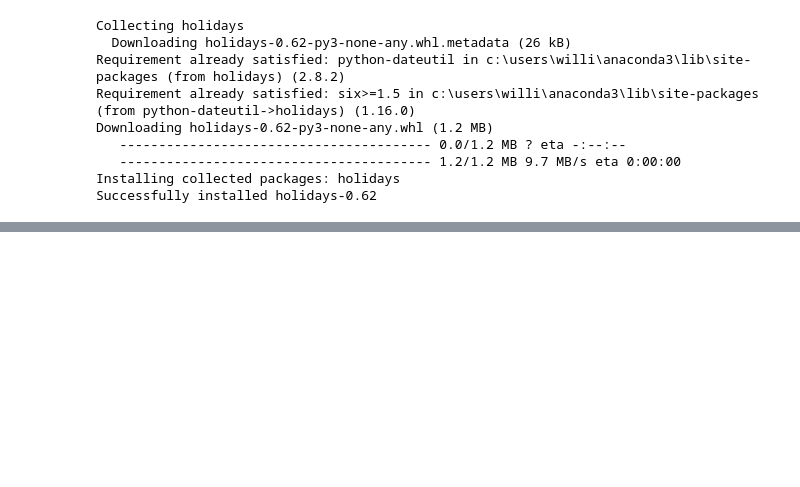
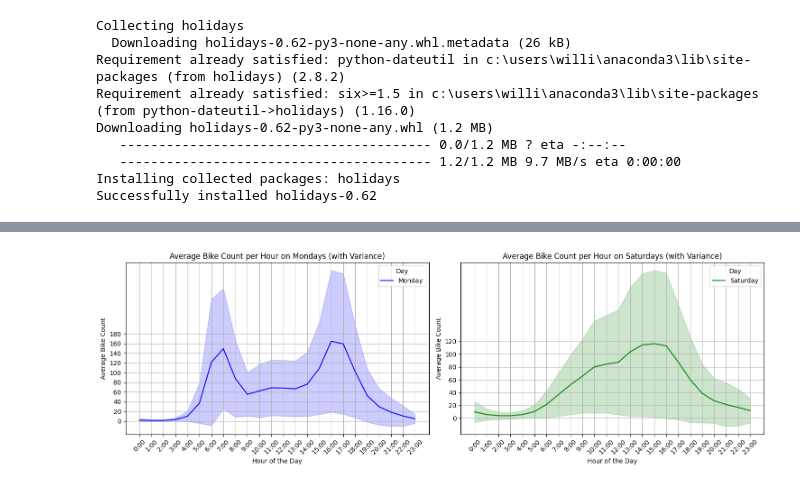
Before and after one commit to wbelaidi1/bike_counters, a Jupyter notebook: report_notebook.ipynb, the cells around one changed output, grey strips where cells are left out. Drawn from its saved outputs; the diff is of its cells as text; code cells hidden in the pictures; blank space fills up the shorter version.

```diff
--- a/report_notebook.ipynb
+++ b/report_notebook.ipynb
@@ -192,0 +384,71 @@ RMSE (all folds): 7.59e+11 ± 8.48e+11
+# %%
+import pandas as pd
+import matplotlib.pyplot as plt
+
+# Sample DataFrame
+df = pd.DataFrame(data)
+
+# Convert the 'date' column to datetime format
+df["date"] = pd.to_datetime(df["date"])
+
+# Extract weekday (0 = Monday, 6 = Sunday) and hour from the 'date' column
+df["weekday"] = df["date"].dt.weekday
+df["hour"] = df["date"].dt.hour
+
+# Define the weekdays we want to plot (Monday = 0, Saturday = 5)
+days_of_interest = {"Monday": 0, "Saturday": 5}
+
+# Create subplots (2 rows, 1 column)
+fig, axes = plt.subplots(1, 2, figsize=(15, 5), sharex=True)
+
+# Loop through Monday and Saturday to create the same plot for both days
+for i, (day_name, weekday) in enumerate(days_of_interest.items()):
+
+    # Filter for the current day
+    day_df = df[df["weekday"] == weekday]
+
+    # Group by 'hour' and calculate the mean and standard deviation for bike_count
+    grouped = day_df.groupby("hour")["bike_count"].agg(["mean", "std"]).reset_index()
+
+    # Extract mean and standard deviation values
+    mean_values = grouped["mean"]
+    std_values = grouped["std"]
+
+    # Select the correct axis (either axes[0] or axes[1])
+    ax = axes[i]
+
+    # Plot the mean line
+    ax.plot(
+        grouped["hour"],
+        mean_values,
+        label=f"{day_name}",
+        linestyle='-',
+        color='blue' if day_name == "Monday" else 'green'
+    )
+
+    # Plot the shaded region (mean ± std)
+    ax.fill_between(
+        grouped["hour"],
+        mean_values - std_values,
+        mean_values + std_values,
+        color='blue' if day_name == "Monday" else 'green',
+        alpha=0.2  # Transparency for the variance
+    )
+
+    # Customizing the plot for each day
+    ax.set_title(f"Average Bike Count per Hour on {day_name}s (with Variance)")
+    ax.set_xlabel("Hour of the Day")
+    ax.set_ylabel("Average Bike Count")
+    ax.set_xticks(range(0, 24, 1))  # Set x-ticks to represent each hour (0-23)
+    ax.set_xticklabels([f"{i}:00" for i in range(24)], rotation=45)  # Label hours in 24-hour format
+    ax.set_yticks(range(0, int(mean_values.max()) + 20, 20))  # Y-ticks with some spacing
+    ax.grid(True)
+    ax.legend(title="Day", loc='upper right')
+
+# Adjust layout to prevent overlap
+plt.tight_layout()
+
+# Show the plot
+plt.show()
+# %% [output]
+[figure, added]
```
Also changed, not shown: parts of 23 cells of this notebook.
